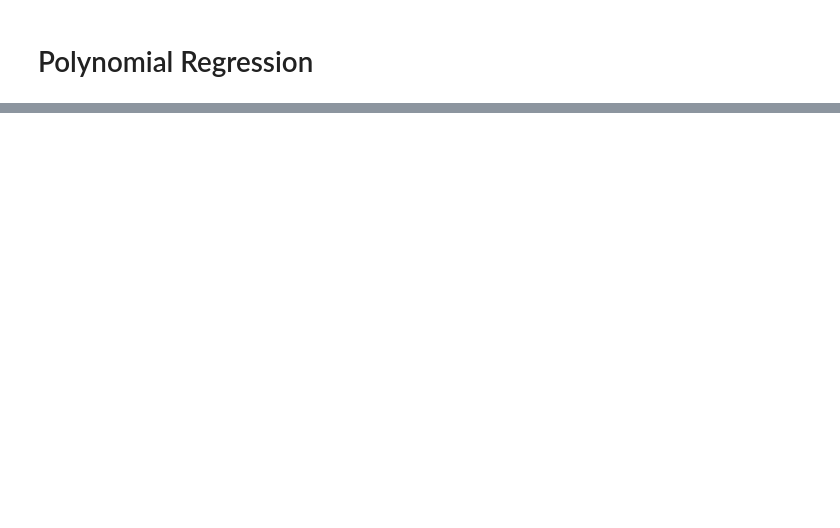
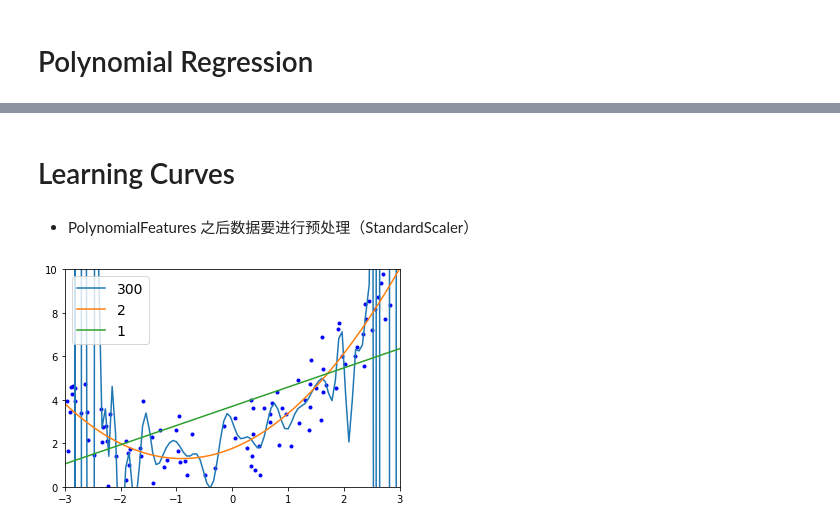
Before and after one commit to scarleatt/Hands-On-Machine-Learning, a Jupyter notebook: Hands-On-TensorFlow/04_training_linear_models.ipynb, the cells around one changed output, grey strips where cells are left out. Cells and saved outputs as stored; diff of their text form; code cells hidden in the pictures; blank space fills up the shorter version.

```diff
--- a/Hands-On-TensorFlow/04_training_linear_models.ipynb
+++ b/Hands-On-TensorFlow/04_training_linear_models.ipynb
@@ -217,0 +219,30 @@ plt.show()
+# %% [markdown]
+# Learning Curves
+# %% [markdown]
++ PolynomialFeatures 之后数据要进行预处理（StandardScaler）
+# %%
+from sklearn.preprocessing import StandardScaler
+from sklearn.pipeline import Pipeline
+
+def poly_curves(degree=2):
+    polybig_features = PolynomialFeatures(degree=degree, include_bias=False)
+    std_scaler = StandardScaler()
+    lin_reg = LinearRegression()
+    polynomial_regression = Pipeline([
+        ('poly_features', polybig_features),
+        ('std_scaler', std_scaler),
+        ('lin_reg', lin_reg)
+    ])
+    polynomial_regression.fit(X, y)
+
+    y_new = polynomial_regression.predict(X_new)
+    plt.plot(X_new, y_new, "-", label="{0}".format(degree))
+plt.plot(X, y, "b.")
+poly_curves(degree=300)
+poly_curves(degree=2)
+poly_curves(degree=1)
+plt.legend(loc="upper left", fontsize=14)
+plt.axis([-3, 3, 0, 10])
+plt.show()
+# %% [output]
+[figure, added]
```
Also changed, not shown: parts of 42 cells of this notebook, 4 other files.
